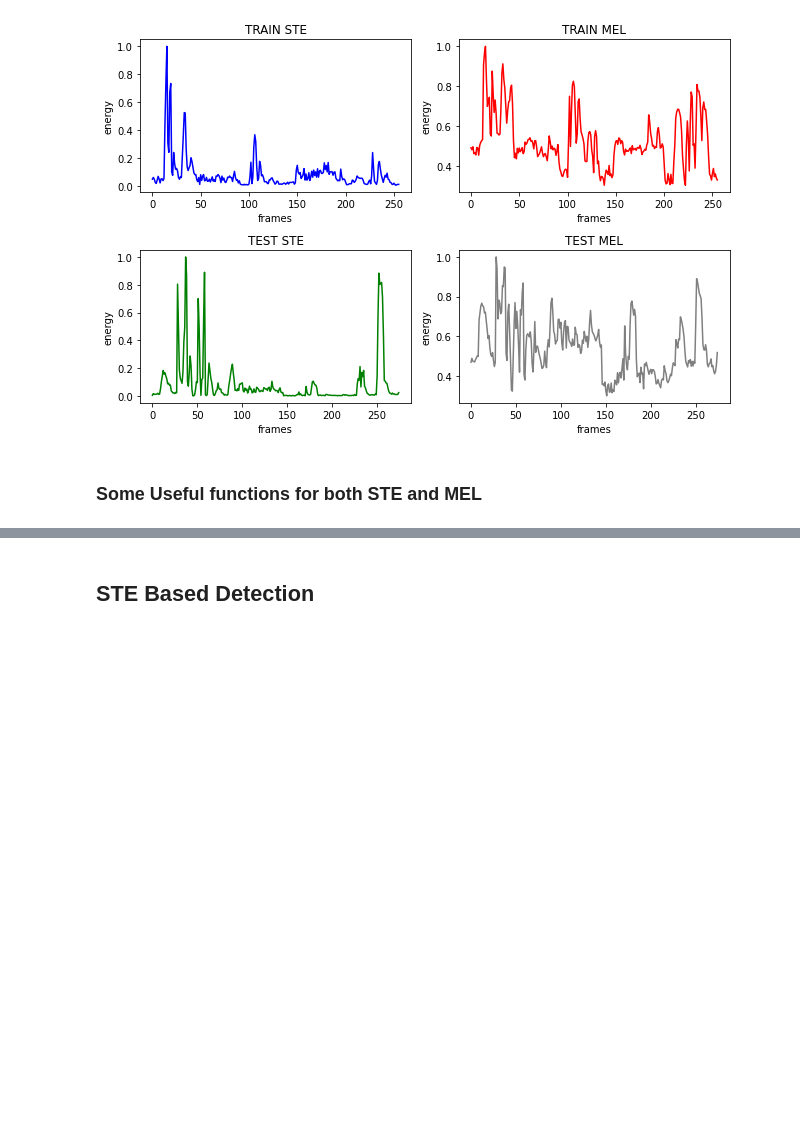
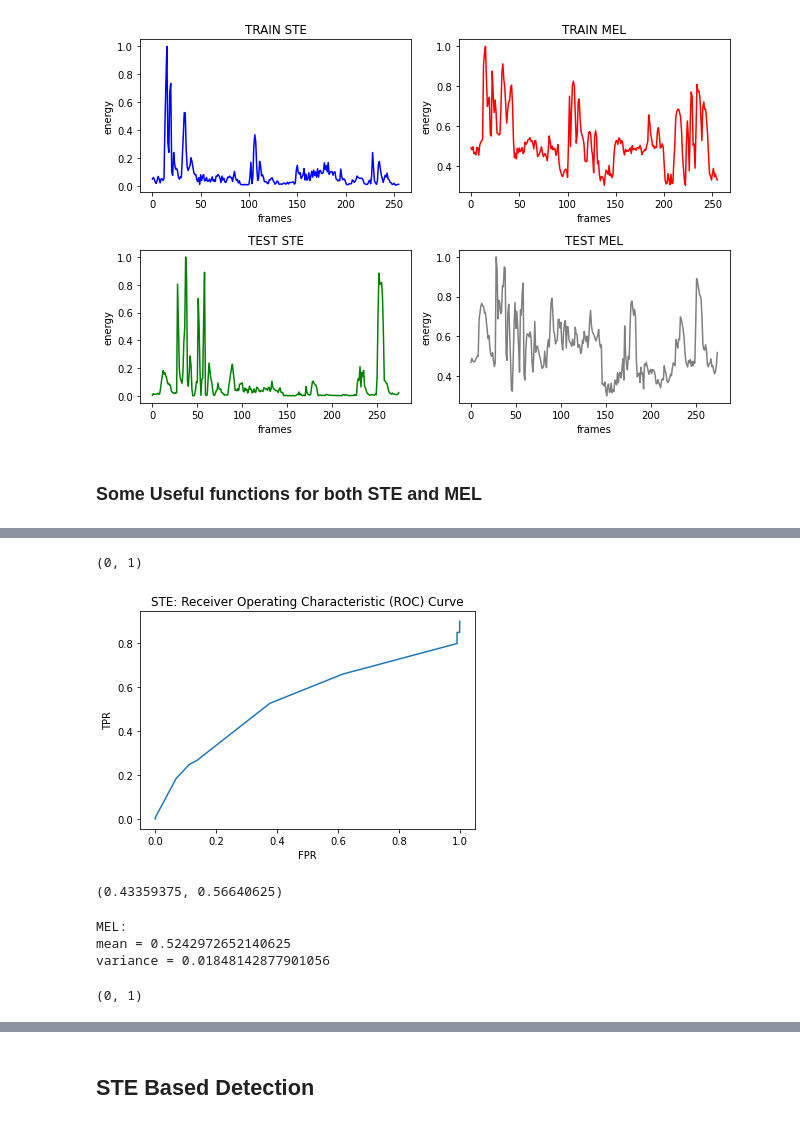
Before and after one commit to its-rajesh/Pattern-Recognition, a Jupyter notebook: PRA1Q1.ipynb, the cells around one changed output, grey strips where cells are left out. Saved outputs shown, nothing was run; the diff lists cells and outputs as text; code cells hidden in the pictures; blank space fills up the shorter version.

```diff
--- a/PRA1Q1.ipynb
+++ b/PRA1Q1.ipynb
@@ -117,0 +138,39 @@ def specificity(TN, FP):
+# %%
+p = []
+for xi in test_ste[0]:
+  p.append(pdf(xi, ste_mean, np.sqrt(ste_var)))
+
+min, max = np.min(p), np.max(p)
+p = p/max
+
+min, max = 0, 1
+min, max
+# %% [output]
+(0, 1)
+# %%
+posterior_speech = [prob_STEspeech*xi for xi in p]
+# %%
+threshold = np.random.uniform(min, max, size=(100,))
+threshold = sorted(threshold)
+# %%
+TP, FP, TN, FN = [], [], [], []
+for t in threshold:
+  y_predicted = [1 if i > t else 0 for i in posterior_speech]
+  w, x, y, z = scores(test_gt[0], y_predicted)
+  TP.append(w)
+  FP.append(x)
+  TN.append(y)
+  FN.append(z)
+# %%
+TPR, FPR = [], []
+for i in range(len(threshold)):
+  TPR.append(sensitivity(TP[i], FN[i]))
+  FPR.append(1 - specificity(TN[i], FP[i]))
+# %%
+plt.plot(FPR, TPR)
+plt.xlabel('FPR')
+plt.ylabel('TPR')
+plt.title('STE: Receiver Operating Characteristic (ROC) Curve')
+plt.show()
+# %% [output]
+[figure, added]
@@ -117,0 +179,28 @@ def specificity(TN, FP):
+# %%
+prob_MELspeech  = len(mel_speech)/len(train_mel[0])
+prob_MELnonspeech  = len(mel_nonspeech)/len(train_mel[0])
+
+prob_MELspeech, prob_MELnonspeech
+# %% [output]
+(0.43359375, 0.56640625)
+# %%
+mel_mean = np.mean(train_mel[0])
+mel_var = np.var(train_mel[0])
+
+print('MEL:\nmean = {}\nvariance = {}'.format(mel_mean, mel_var))
+# %% [output]
+MEL:
+mean = 0.5242972652140625
+variance = 0.01848142877901056
+# %%
+p_mel = []
+for xi in test_mel[0]:
+  p_mel.append(pdf(xi, mel_mean, np.sqrt(mel_var)))
+
+min, max = np.min(p_mel), np.max(p_mel)
+p_mel = p_mel/max
+
+min, max = 0, 1
+min, max
+# %% [output]
+(0, 1)
```
Also changed, not shown: parts of 11 cells of this notebook.
